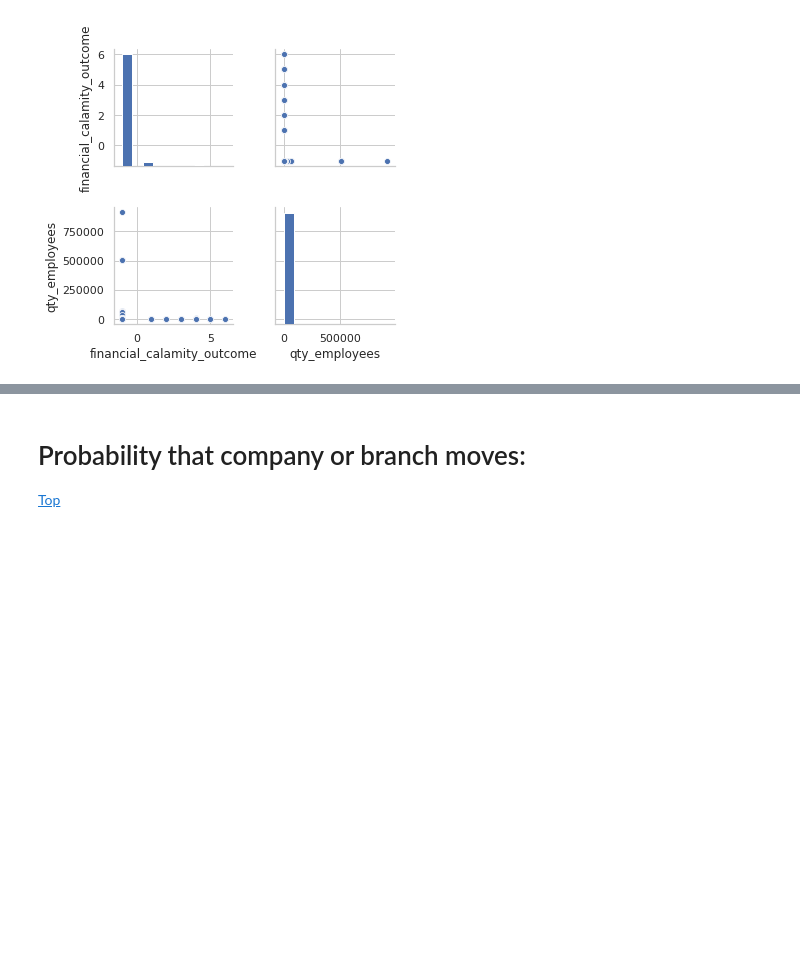
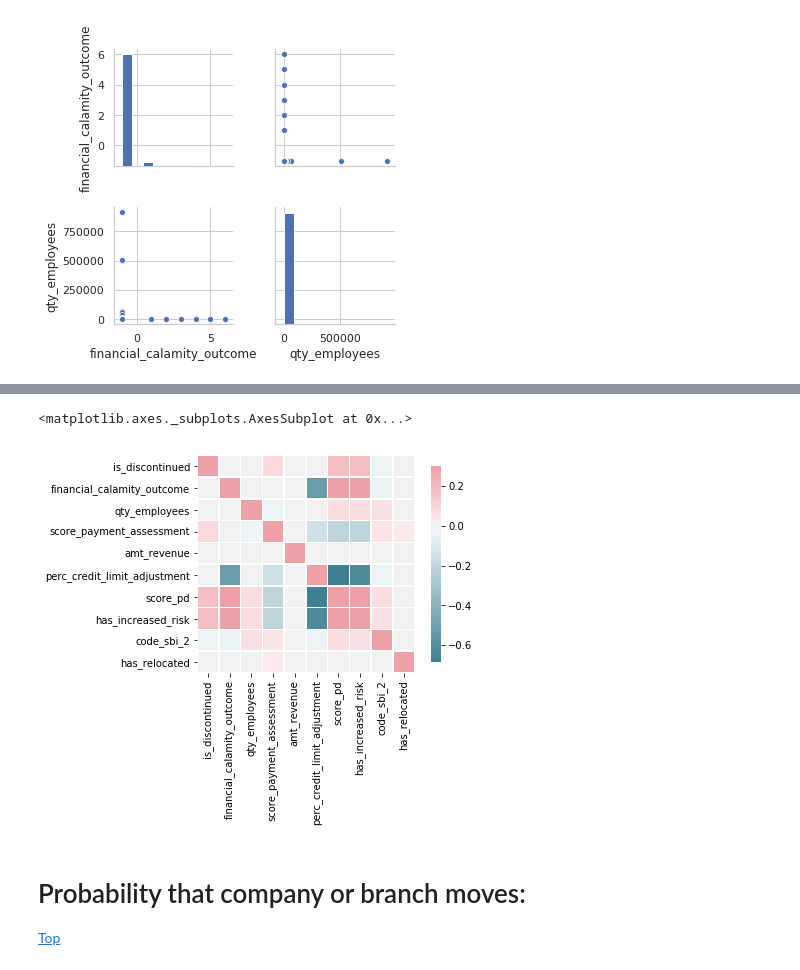
Before and after one commit to mark-me/relocation_indicator, a Jupyter notebook: Notebooks/Data_Merging/graydon_inspect_one_year.ipynb, the cells around one changed output, grey strips where cells are left out. Drawn from its saved outputs; the diff is of its cells as text; code cells hidden in the pictures; blank space fills up the shorter version.

```diff
--- a/Notebooks/Data_Merging/graydon_inspect_one_year.ipynb
+++ b/Notebooks/Data_Merging/graydon_inspect_one_year.ipynb
@@ -686,3 +773,11 @@ g = sns.pairplot(subset_train, vars=plot_cols)
+# %%
+
+# Draw the heatmap with the mask and correct aspect ratio
+sns.heatmap(corrII_df, cmap=cmap, vmax=.3, center=0,
+            square=True, linewidths=.5, cbar_kws={"shrink": .9})
+# %% [output]
+<matplotlib.axes._subplots.AxesSubplot at 0x...>
+[figure, added]
 # %% [markdown]
 
 <a id='ProbMoves'></a>
```
Also changed, not shown: parts of 12 cells of this notebook.
